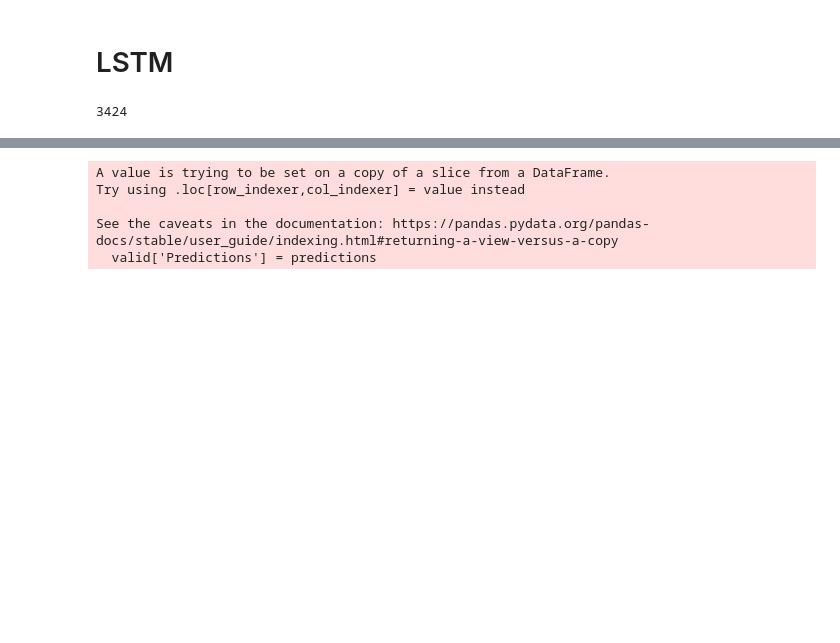
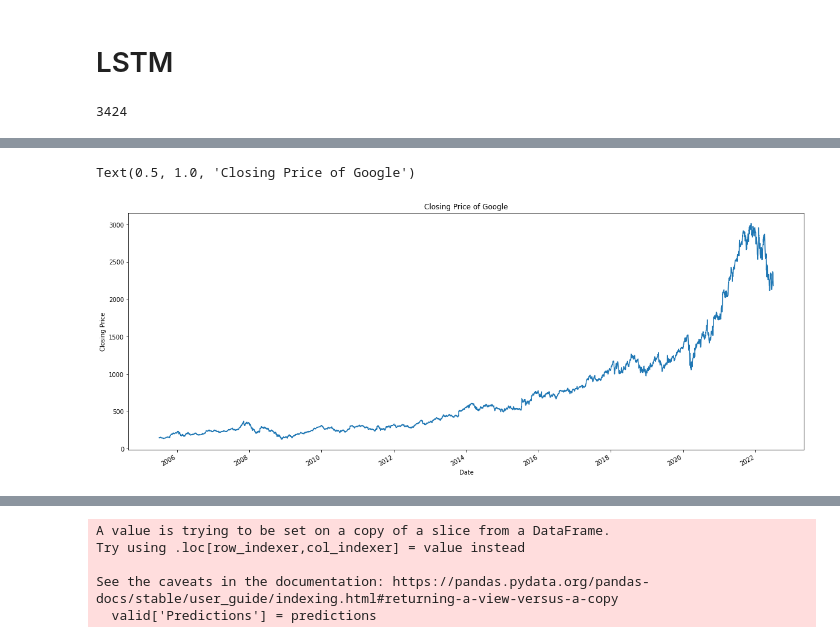
Before and after one commit to JeremyCoronia/csc721m-mco4, a Jupyter notebook: [CSC721M] CORONIA_MC04.ipynb, the cells around one changed output, grey strips where cells are left out. Cells and saved outputs as stored; diff of their text form; code cells hidden in the pictures; blank space fills up the shorter version.

```diff
--- a/[CSC721M] CORONIA_MC04.ipynb
+++ b/[CSC721M] CORONIA_MC04.ipynb
@@ -191,0 +72,9 @@ train_size
+# %%
+plt.figure(figsize=(20,8))
+
+df['Close'].plot()
+plt.ylabel('Closing Price')
+plt.title("Closing Price of Google")
+# %% [output]
+Text(0.5, 1.0, 'Closing Price of Google')
+[figure, added]
```
Also changed, not shown: parts of 30 cells of this notebook, 23 other files.
